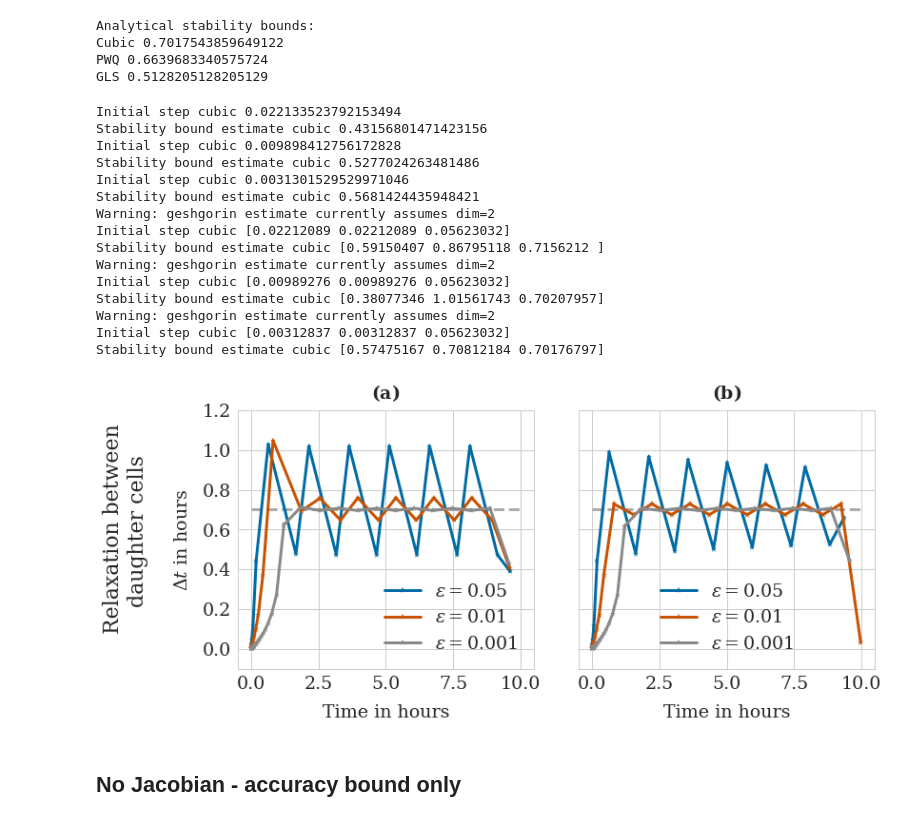
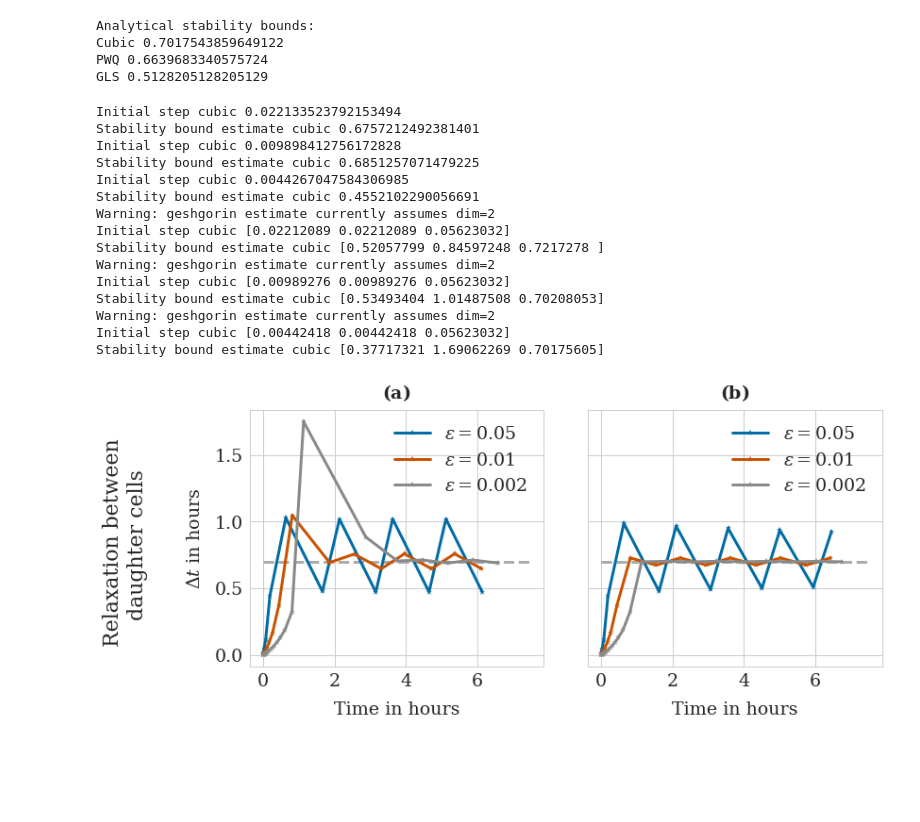
Before and after one commit to somathias/cbmos, a Jupyter notebook: exp-draft_global_adaptivity_2cells.ipynb, the cells around one changed output. Cells and saved outputs as stored; diff of their text form; code cells hidden in the pictures; blank space fills up the shorter version.

Commit message:
Update plots for global adaptivity

```diff
--- a/exp-draft_global_adaptivity_2cells.ipynb
+++ b/exp-draft_global_adaptivity_2cells.ipynb
@@ -30,9 +30,9 @@ plt.rcParams.update(params)
 # %%
 # Simulation parameters
 s = 1.0    # rest length
-tf = 10.0  # final time
+tf = 7.5  # final time
 rA = 1.5   # maximum interaction distance
-dim = 1
+dim = 2
 seed=67
 
 dt = 0.05
@@ -73,7 +73,7 @@ def gls_prime(r, mu, s):
 # %% [markdown]
 # Adaptive time-stepping for two cells after proliferation
 # %%
-cell_list = [cl.Cell(0, [0], proliferating=False), cl.Cell(1, [0.3], proliferating=False)]
+cell_list = [cl.Cell(0, [0, 0], proliferating=False), cl.Cell(1, [0.3, 0], proliferating=False)]
 # %%
 # g'(s) for different force laws
 gp_cubic = params_cubic['mu']*(s-rA)**2
@@ -103,7 +103,7 @@ ax1.plot(t_data, 1.0/gp_cubic*np.ones(len(t_data)), linestyle='--', color=defcol
 #ax1.plot(t_data, 1.0/gp_GLS*np.ones(len(t_data)), linestyle='--', color=colors['GLS'] )
 
 force = 'cubic'
-epsilons = [0.05, 0.01, 0.001]
+epsilons = [0.05, 0.01, 0.002]
 
 for i, eps in enumerate(epsilons):
 
@@ -117,7 +117,7 @@ for i, eps in enumerate(epsilons):
     print('Initial step '+force + ' ' +str(dts[0]))
     print('Stability bound estimate '+force + ' ' +str((dts[-2]+dts[-1])/2.0))
     #ts = np.loadtxt('time_points'+filename_ending[force]+'.txt')
-    ax1.plot(ts[:-1], dts,'-*', label='$\epsilon=$'+str(eps), color=colors[i])
+    ax1.plot(ts[:-2], dts[:-1],'-*', label='$\epsilon=$'+str(eps), color=colors[i])
 
 
 
@@ -126,8 +126,8 @@ ax1.legend()
 ax1.set_title(r'$\bf{(a)}$')
 ax1.set(xlabel='Time in hours')
 ax1.set(ylabel='$\Delta t$ in hours')
-ax1.set(ylim=[-0.1, 1.2])
-ax1.text(-5.5, 0.1, 'Relaxation between\n    daughter cells', fontsize=22, rotation='vertical')
+#ax1.set(ylim=[-0.1, 1.2])
+ax1.text(-4.5, 0.1, 'Relaxation between\n    daughter cells', fontsize=22, rotation='vertical')
 #ax1.text(3.7, 1.45, '$\epsilon=0.01$', fontsize=22)
 
 #ax2 Using the Jacobian to obtain the stability bound
@@ -135,43 +135,41 @@ ax2.plot(t_data, 1.0/gp_cubic*np.ones(len(t_data)), linestyle='--', color=defcol
 #ax2.plot(t_data, 1.0/gp_PWQ*np.ones(len(t_data)), linestyle='--', color=colors['pw. quad.'] )
 #ax2.plot(t_data, 1.0/gp_GLS*np.ones(len(t_data)), linestyle='--', color=colors['GLS'] )
 
 for i, eps in enumerate(epsilons):
 
     try:
         os.remove('step_sizes'+filename_ending[force]+'.txt')
     except FileNotFoundError:
         print('Nothing to delete.')
 
     ts, history = models_ef[force].simulate(cell_list, t_data, params[force], {"eps": eps, "eta":0.0001, "out": filename_ending[force], 'write_to_file': True,'jacobian': models_ef[force].jacobian, 'force_args': params[force]}, seed=seed)
     dts = np.loadtxt('step_sizes'+filename_ending[force]+'.txt')
     print('Initial step '+force + ' ' +str(dts[0]))
     print('Stability bound estimate '+force + ' ' +str((dts[-2]+dts[-1])/2.0))
-    ax2.plot(ts[:-1], dts[:, 0],'-*', label='$\epsilon=$'+str(eps), color=colors[i])
+    ax2.plot(ts[:-2], dts[:-1, 0],'-*', label='$\epsilon=$'+str(eps), color=colors[i])
 
 ax2.set_title(r'$\bf{(b)}$')
 ax2.legend()
 ax2.set(xlabel='Time in hours')
 #ax2.set(ylabel='$\Delta t$ in hours')
-ax2.set(ylim=[-0.1, 1.2])
+#ax2.set(ylim=[-0.1, 1.2])
 #ax2.text(3.4, 1.45, '$\epsilon=0.001$', fontsize=22)
 
 plt.savefig('global_adap_relaxation.pdf', bbox_inches='tight')
 # %% [output]
 Initial step cubic 0.022133523792153494
-Stability bound estimate cubic 0.43156801471423156
+Stability bound estimate cubic 0.6757212492381401
 Initial step cubic 0.009898412756172828
-Stability bound estimate cubic 0.5277024263481486
-Initial step cubic 0.0031301529529971046
-Stability bound estimate cubic 0.5681424435948421
+Stability bound estimate cubic 0.6851257071479225
+Initial step cubic 0.0044267047584306985
+Stability bound estimate cubic 0.4552102290056691
 Warning: geshgorin estimate currently assumes dim=2
 Initial step cubic [0.02212089 0.02212089 0.05623032]
-Stability bound estimate cubic [0.59150407 0.86795118 0.7156212 ]
+Stability bound estimate cubic [0.52057799 0.84597248 0.7217278 ]
 Warning: geshgorin estimate currently assumes dim=2
 Initial step cubic [0.00989276 0.00989276 0.05623032]
-Stability bound estimate cubic [0.38077346 1.01561743 0.70207957]
+Stability bound estimate cubic [0.53493404 1.01487508 0.70208053]
 Warning: geshgorin estimate currently assumes dim=2
-Initial step cubic [0.00312837 0.00312837 0.05623032]
-Stability bound estimate cubic [0.57475167 0.70812184 0.70176797]
+Initial step cubic [0.00442418 0.00442418 0.05623032]
+Stability bound estimate cubic [0.37717321 1.69062269 0.70175605]
-[figure, old version]
+[figure, new version]
-# %% [markdown]
-## No Jacobian - accuracy bound only
```
Also changed, not shown: parts of 23 cells of this notebook, 2 other files.
